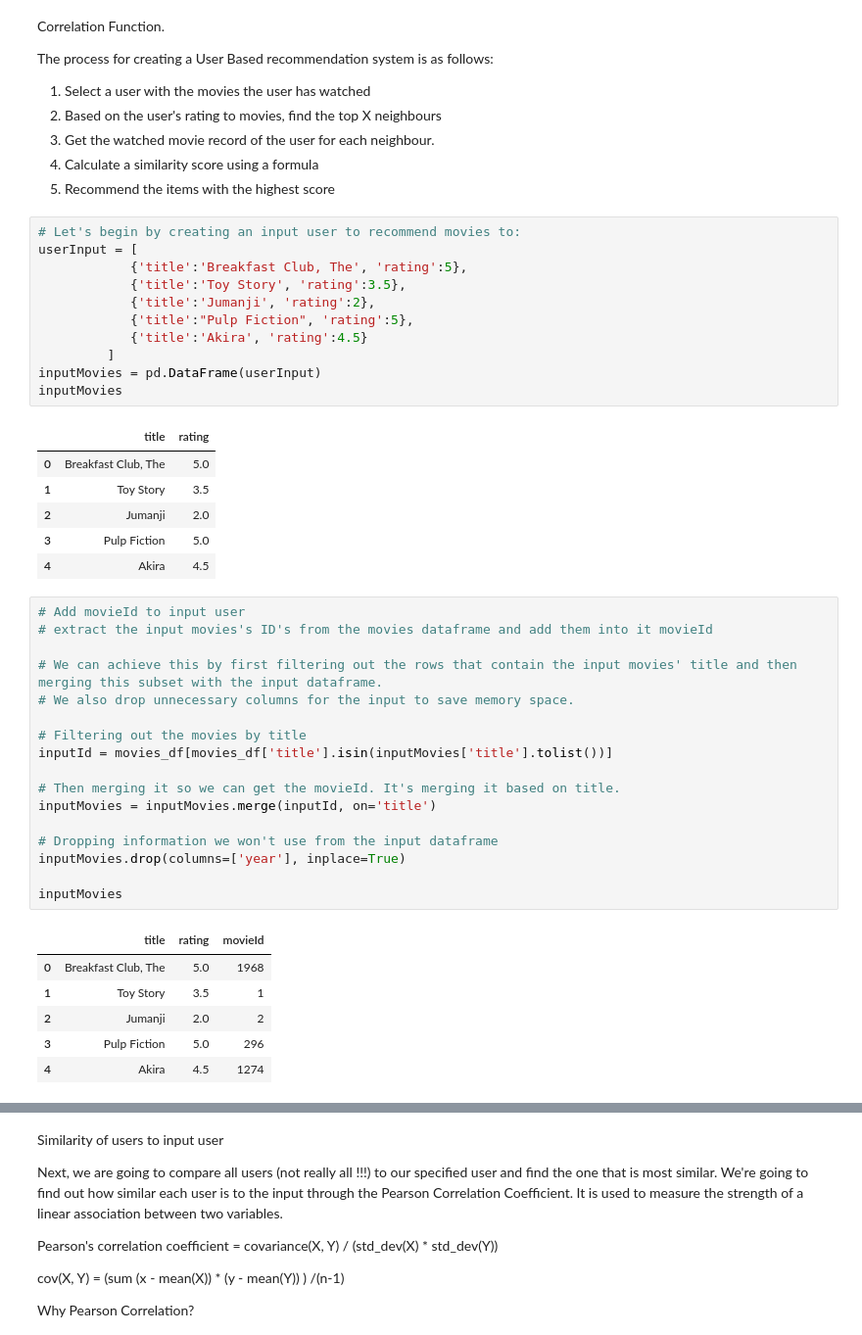
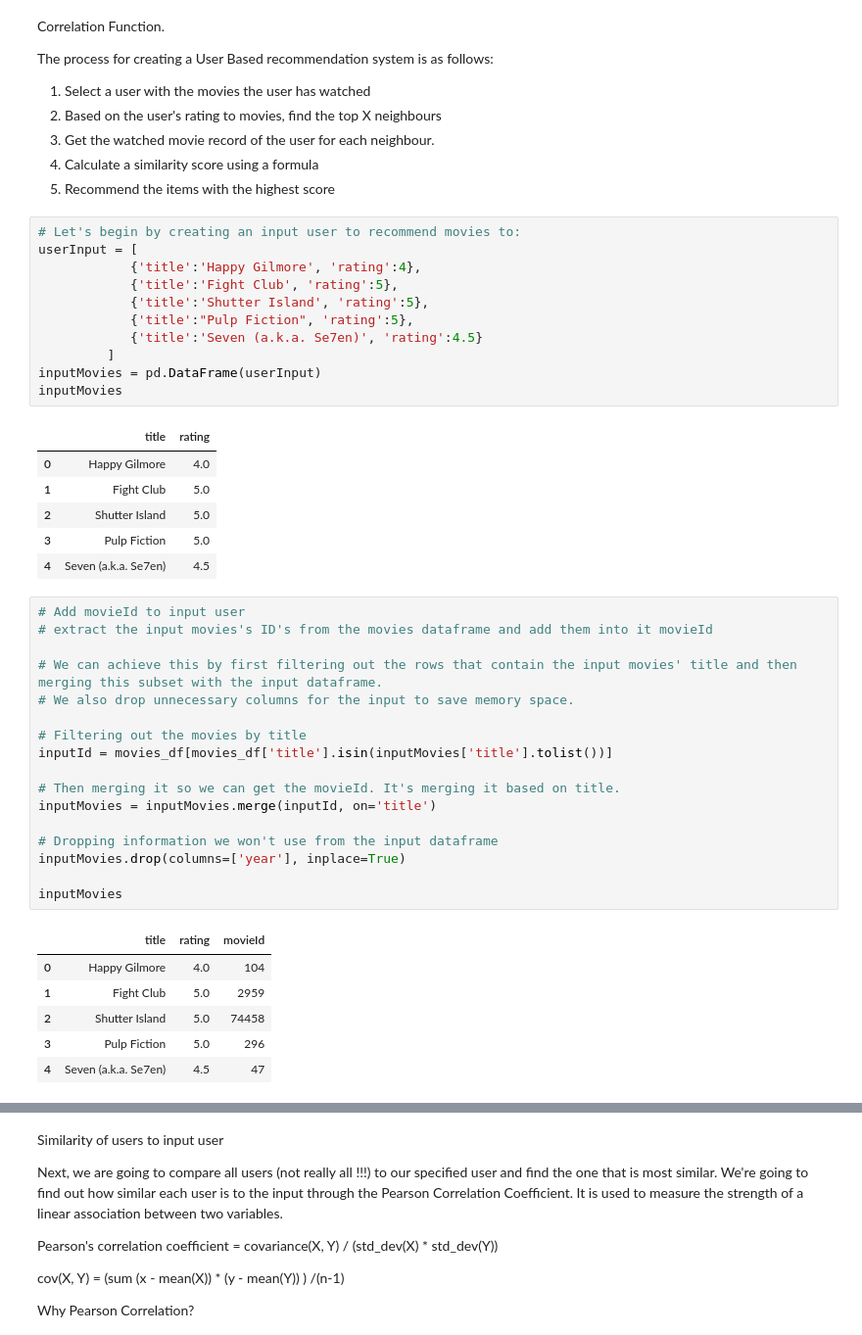
Before and after one commit to rasaviharhouse/Movie-Recommender-System, a Jupyter notebook: Recommendation_System_Collaboration_based.ipynb, the cells around one changed output, grey strips where cells are left out. Shown at 98% size. Drawn from its saved outputs; the diff is of its cells as text.

```diff
--- a/Recommendation_System_Collaboration_based.ipynb
+++ b/Recommendation_System_Collaboration_based.ipynb
@@ -106,21 +104,21 @@ The process for creating a User Based recommendation system is as follows:
 # %%
 # Let's begin by creating an input user to recommend movies to:
 userInput = [
-            {'title':'Breakfast Club, The', 'rating':5},
-            {'title':'Toy Story', 'rating':3.5},
-            {'title':'Jumanji', 'rating':2},
+            {'title':'Happy Gilmore', 'rating':4},
+            {'title':'Fight Club', 'rating':5},
+            {'title':'Shutter Island', 'rating':5},
             {'title':"Pulp Fiction", 'rating':5},
-            {'title':'Akira', 'rating':4.5}
+            {'title':'Seven (a.k.a. Se7en)', 'rating':4.5}
          ]
 inputMovies = pd.DataFrame(userInput)
 inputMovies
 # %% [output]
 |  | title | rating |
-| 0 | Breakfast Club, The | 5.0 |
-| 1 | Toy Story | 3.5 |
-| 2 | Jumanji | 2.0 |
+| 0 | Happy Gilmore | 4.0 |
+| 1 | Fight Club | 5.0 |
+| 2 | Shutter Island | 5.0 |
 | 3 | Pulp Fiction | 5.0 |
-| 4 | Akira | 4.5 |
+| 4 | Seven (a.k.a. Se7en) | 4.5 |
 # %%
 # Add movieId to input user
 # extract the input movies's ID's from the movies dataframe and add them into it movieId
@@ -140,11 +138,11 @@ inputMovies.drop(columns=['year'], inplace=True)
 inputMovies
 # %% [output]
 |  | title | rating | movieId |
-| 0 | Breakfast Club, The | 5.0 | 1968 |
-| 1 | Toy Story | 3.5 | 1 |
-| 2 | Jumanji | 2.0 | 2 |
+| 0 | Happy Gilmore | 4.0 | 104 |
+| 1 | Fight Club | 5.0 | 2959 |
+| 2 | Shutter Island | 5.0 | 74458 |
 | 3 | Pulp Fiction | 5.0 | 296 |
-| 4 | Akira | 4.5 | 1274 |
+| 4 | Seven (a.k.a. Se7en) | 4.5 | 47 |
 # %%
 # The users who has seen the same movies
 # Now with the movie ID's in our input, we can now get the subset of users that have watched and reviewed the movies in our input
```
Also changed, not shown: parts of 11 cells of this notebook, 2 other files.
